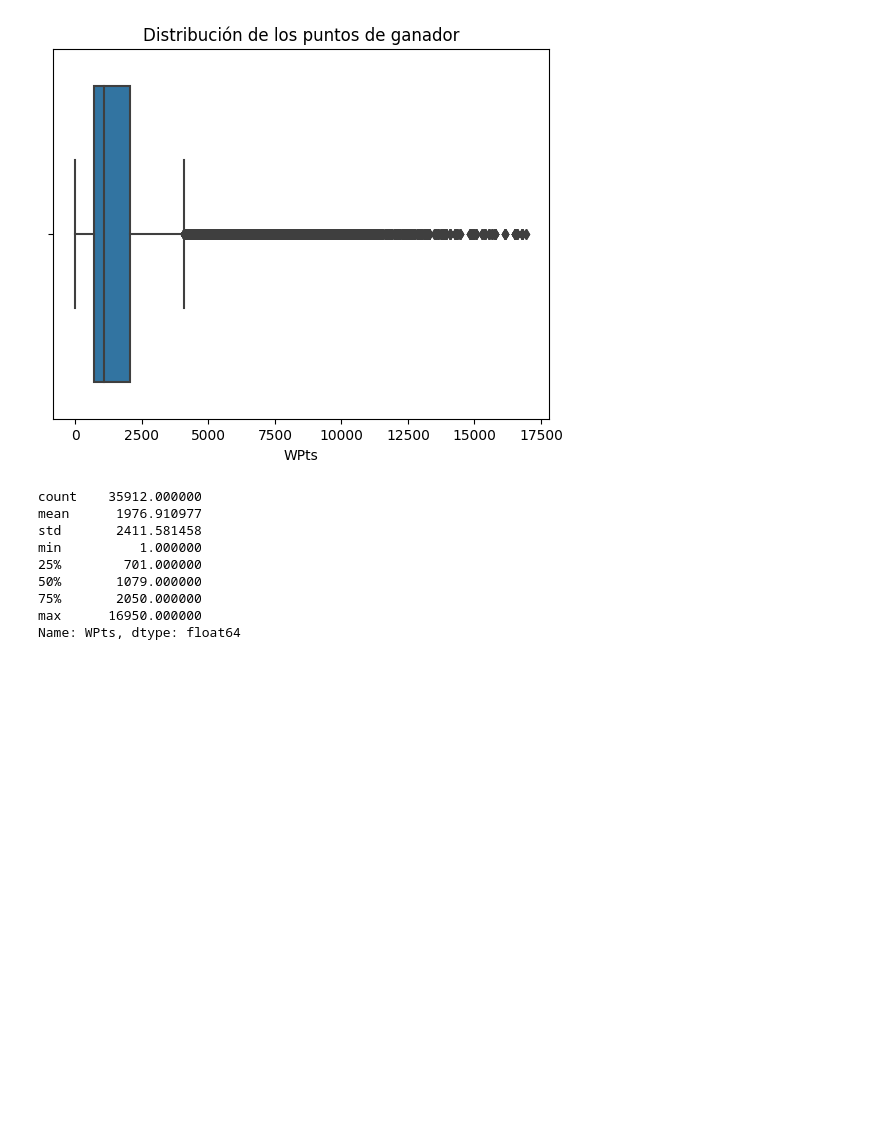
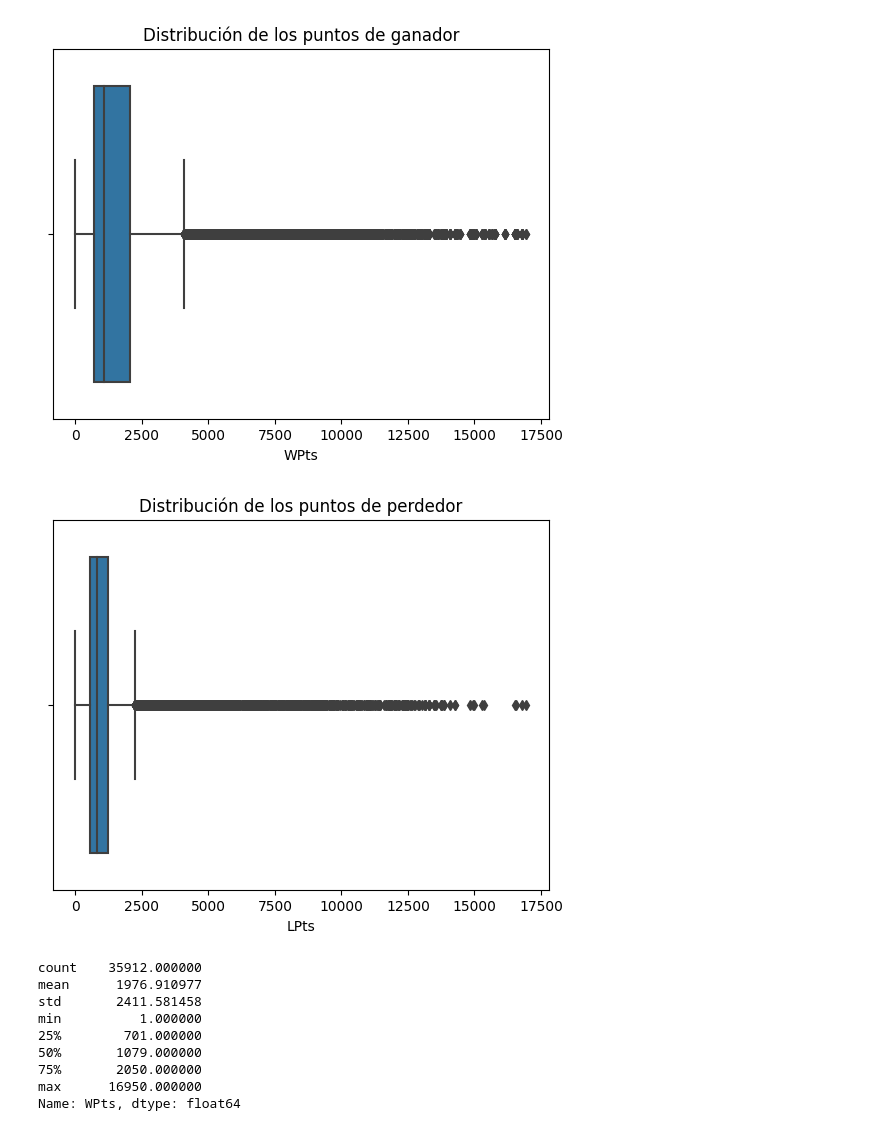
Before and after one commit to legabrielo/Tennis, a Jupyter notebook: tennis.ipynb, the cells around one changed output. Cells and saved outputs as stored; diff of their text form; code cells hidden in the pictures; blank space fills up the shorter version.

```diff
--- a/tennis.ipynb
+++ b/tennis.ipynb
@@ -16,7 +16,7 @@ import plotly.express as px
 # %%
 # Leemos el archivo
 
-df = pd.read_csv(r'C:\Users\Gabriel Castillo\Desktop\Cosas Gabriel\Tennis\tennis_data.csv')
+df = pd.read_csv(r'C:\Users\Gabriel Castillo\Desktop\Cosas Gabriel\Tennis\tennis_data.csv', low_memory= False)
 df.head()
 # %% [output]
 |  | ATP | Location | Tournament | Date | Series | Court | Surface | Round | Best of | Winner | ... | ... |
@@ -98,6 +107,13 @@ sns.boxplot(df, x = df.WPts)
 plt.title('Distribución de los puntos de ganador');
 # %% [output]
 [figure]
+# %%
+# Distribución de los puntos de los ganadores
+
+sns.boxplot(df, x = df.LPts)
+plt.title('Distribución de los puntos de perdedor');
+# %% [output]
+[figure, added]
 # %%
 df.WPts.describe()
 # %% [output]
```
Also changed, not shown: parts of 3 cells of this notebook.
